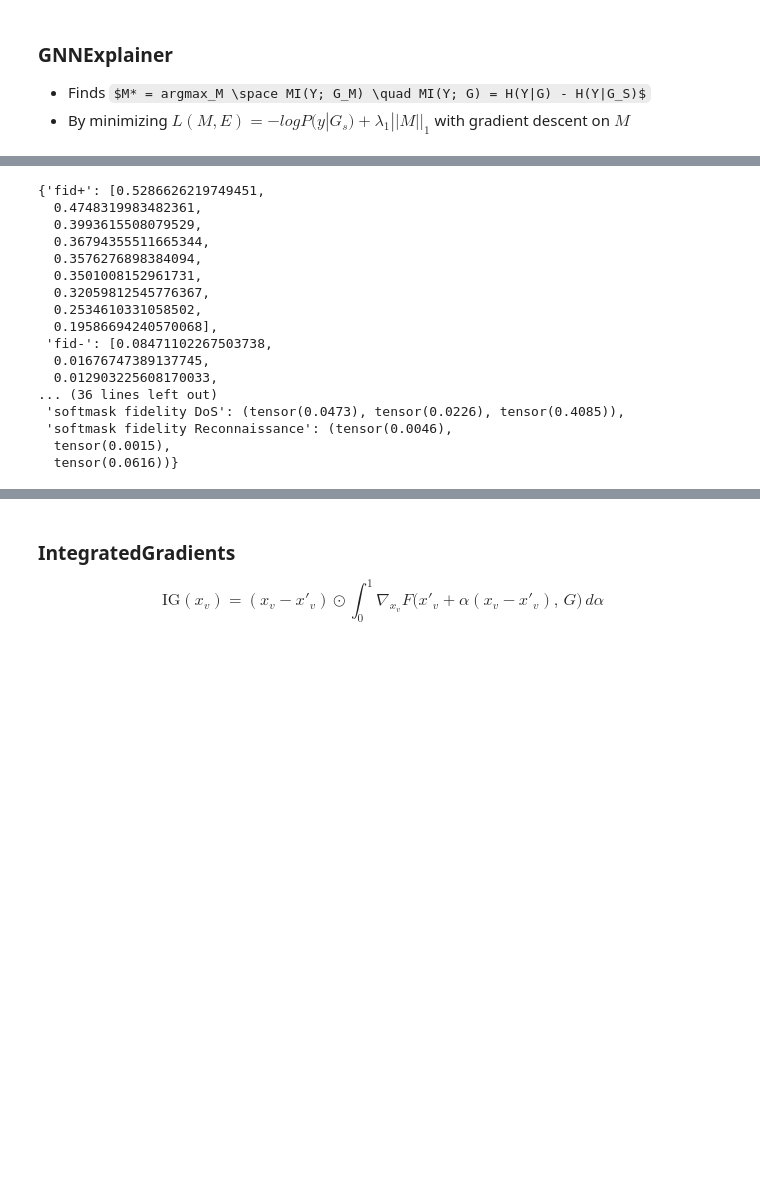
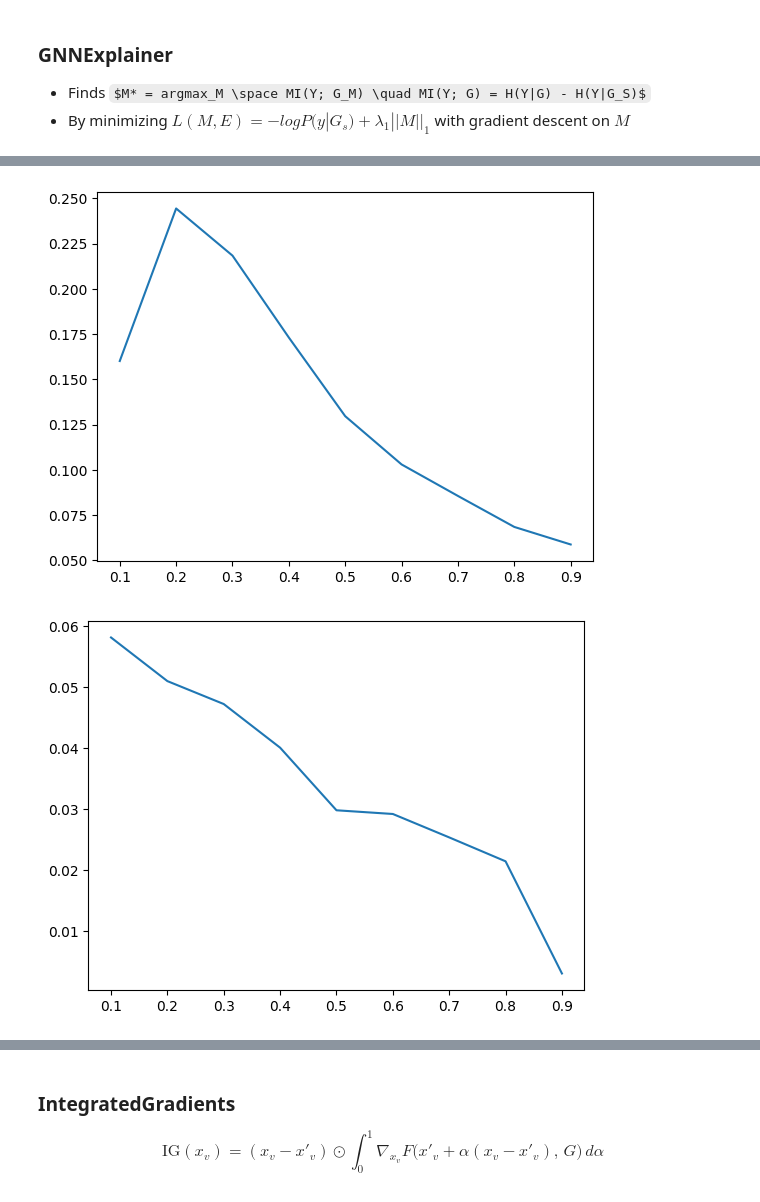
Before and after one commit to ljrn8/COMP4003, a Jupyter notebook: notebooks/xAI/BoT-IoT_explanation_baselines.ipynb, the cells around one changed output, grey strips where cells are left out. Drawn from its saved outputs; the diff is of its cells as text; code cells hidden in the pictures; some formulas as TeX source; blank space fills up the shorter version.

```diff
--- a/notebooks/xAI/BoT-IoT_explanation_baselines.ipynb
+++ b/notebooks/xAI/BoT-IoT_explanation_baselines.ipynb
@@ -112,8 +116,10 @@ def plot_sparsity_curves(metrics_list, legend=None, s=3):
         plt.show()
 # %%
 test = pd.read_csv('../../interm/BoT_test.csv')
+test = test.drop([c for c in test.columns if c.endswith('_metadata')], axis=1)
 attrs = [c for c in test.columns if c not in ("src", "dst", "Attack", "x")]
 test['x'] = test[attrs].values.tolist()
+
 len(test['x'][0])
 # %% [output]
 49
@@ -244,0 +257,5 @@ de_metrics
+# %%
+for attack, subG in yield_class_graphs(G):
+    print(f'{attack}: g.x.shape = {subG.x.shape}, g.edge_index.shape: {subG.edge_index.shape:}')
+    print(subG.Attack.unique())
+    print([(subG.Attack == i).sum() for i in subG.Attack.unique()])
@@ -289,39 +386,7 @@ for s in tqdm(np.arange(0.1, 1, 0.1)):
-# %%
-gnne_metrics['softmask fidelity'] = fidelity(explainer, explanation)
-
-y_pred, ym_pred, ymi_pred = masked_prediction(
-    explanation.node_mask, model, G, hardmask=False)
-
-for idx in range(y_pred.max()):
-    attack = target_encoder.inverse_transform([idx])[0]
-    fp, fn = fidelities(y_pred= y_pred == idx,
-                        y_mask= ym_pred == idx,
-                        y_imask= ymi_pred == idx,
-                        y= G.Attack==idx)
-
-    w = (G.Attack==idx).float().mean()
-    c = characterization_score(fp, fn,
-                               pos_weight=w,
-                               neg_weight=1-w) if fp*fn > 0 else 0
-
-    gnne_metrics[f'softmask fidelity {attack}'] = fp, fn, c
-
-gnne_metrics
-# %% [output]
-{'fid+': [0.5286626219749451,
-  0.4748319983482361,
-  0.3993615508079529,
-  0.36794355511665344,
-  0.3576276898384094,
-  0.3501008152961731,
-  0.32059812545776367,
-  0.2534610331058502,
-  0.19586694240570068],
- 'fid-': [0.08471102267503738,
-  0.01676747389137745,
-  0.012903225608170033,
-... (36 lines left out)
- 'softmask fidelity DoS': (tensor(0.0473), tensor(0.0226), tensor(0.4085)),
- 'softmask fidelity Reconnaissance': (tensor(0.0046),
-  tensor(0.0015),
-  tensor(0.0616))}
+# %%
+c = gnne_metrics['DoS sparsity curve']
+plt.plot(c['s'], c['fid+']); plt.show()
+plt.plot(c['s'], c['fid-']); plt.show()
+# %% [output]
+[figure, added]
+[figure, added]
```
Also changed, not shown: parts of 8 cells of this notebook, 1 other file.
